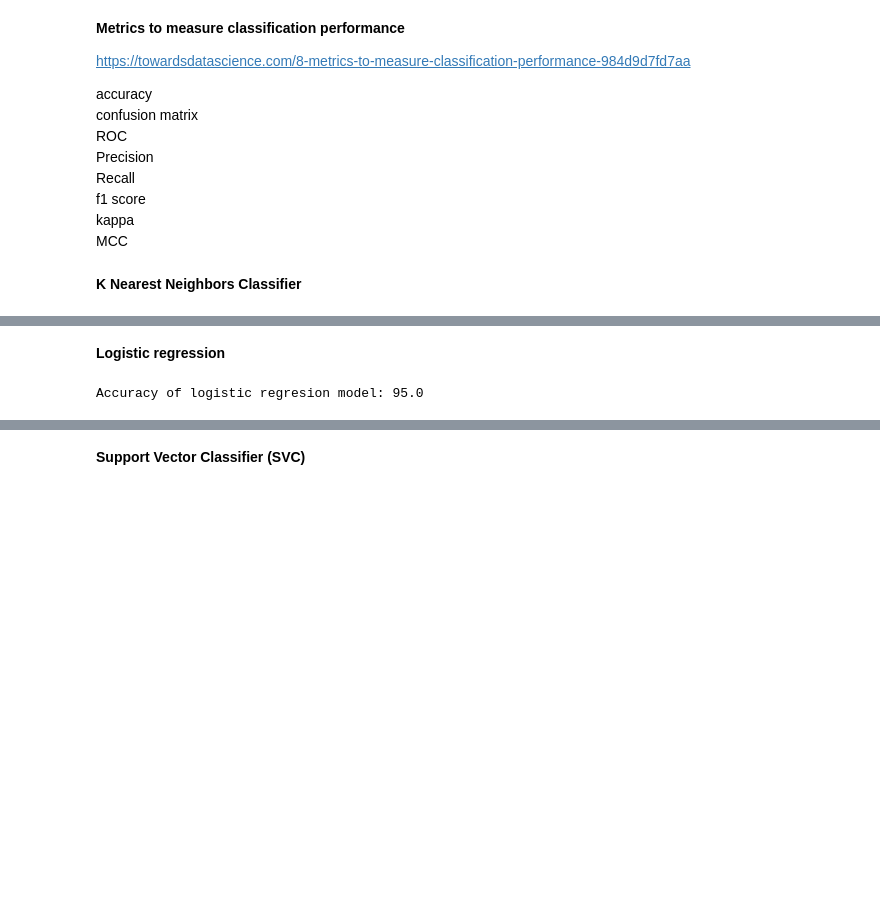
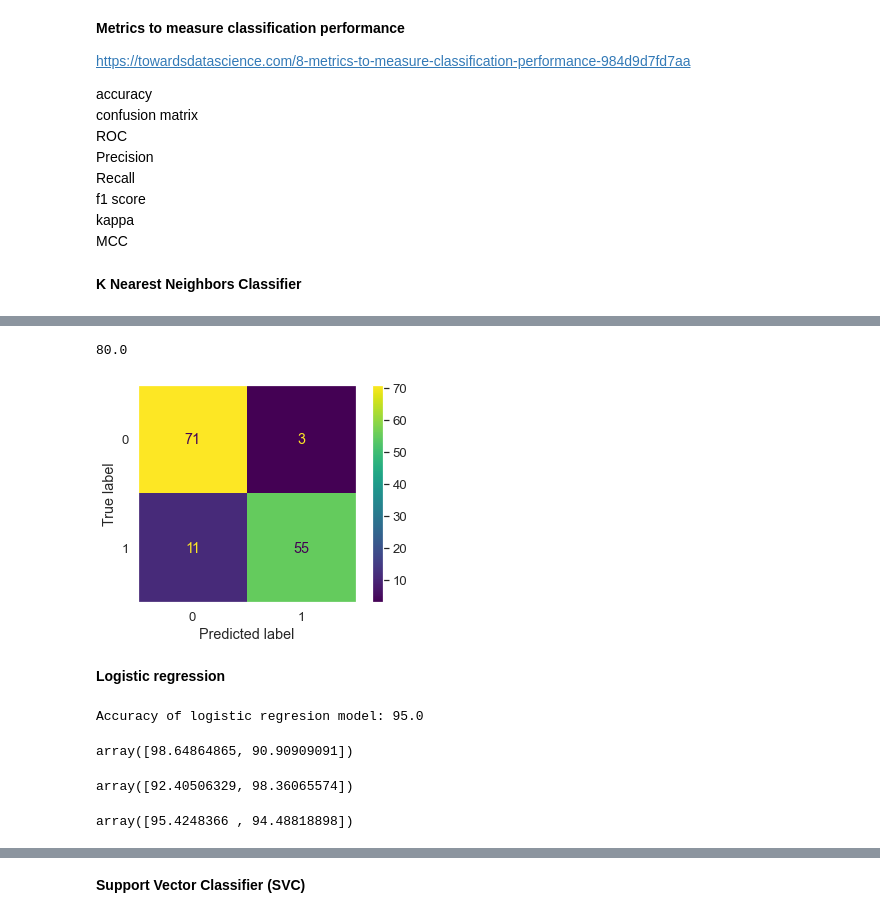
Before and after one commit to RobVergano/PDA22-Project-2, a Jupyter notebook: PDA22 Project 2.ipynb, the cells around one changed output, grey strips where cells are left out. Cells and saved outputs as stored; diff of their text form; code cells hidden in the pictures; blank space fills up the shorter version.

```diff
--- a/PDA22 Project 2.ipynb
+++ b/PDA22 Project 2.ipynb
@@ -274,3 +312,27 @@ weighted avg       0.93      0.93      0.93       140
+# %%
+# knn Matthews correlation coefficient (MCC)
+
+# https://scikit-learn.org/stable/modules/generated/sklearn.metrics.matthews_corrcoef.html
+
+from sklearn.metrics import matthews_corrcoef
+
+knn_mcc = (round(matthews_corrcoef(y_test,pred),2))*100
+knn_mcc
+# %% [output]
+80.0
+# %%
+# Knn - Confusion Matrix visualization.
+
+# https://scikit-learn.org/stable/modules/generated/sklearn.metrics.ConfusionMatrixDisplay.html
+
+from sklearn.metrics import confusion_matrix, ConfusionMatrixDisplay
+knn_cm = confusion_matrix(y_test, pred, labels=knn.classes_)
+disp = ConfusionMatrixDisplay(confusion_matrix=knn_cm, display_labels=knn.classes_)
+disp.plot()
+plt.grid(False)
+plt.show()
+# %% [output]
+[figure, added]
 # %% [markdown]
 **Logistic regression**
 # %%
@@ -280,8 +342,32 @@ from sklearn.linear_model import LogisticRegression
 logisticRegr = LogisticRegression(max_iter=5000)
 logisticRegr.fit(x_train, y_train)
 pred_lr = logisticRegr.predict(x_test)
-score_lr = round((logisticRegr.score(x_test, y_test))*100,2)
-print("Accuracy of logistic regresion model:", score_lr)
-# %% [output]
-Accuracy of logistic regresion model: 95.0
+# %%
+# Logistic regression accuracy:
+
+lr_acc = round((logisticRegr.score(x_test, y_test))*100,2)
+print("Accuracy of logistic regresion model:", lr_acc)
+# %% [output]
+Accuracy of logistic regresion model: 95.0
+# %%
+# Logistic regression recall:
+
+lr_rec = (recall_score(y_test, pred_lr, average=None))*100
+lr_rec
+# %% [output]
+array([98.64864865, 90.90909091])
+# %%
+# Logistic regression precision:
+
+lr_prec = (precision_score(y_test, pred_lr, average=None))*100
+lr_prec
+# %% [output]
+array([92.40506329, 98.36065574])
+# %%
+# Logistic regression f1:
+
+lr_f1 = (f1_score(y_test, pred_lr, average=None))*100
+lr_f1
+# %% [output]
+array([95.4248366 , 94.48818898])
 # %%
```
Also changed, not shown: parts of 57 cells of this notebook.
